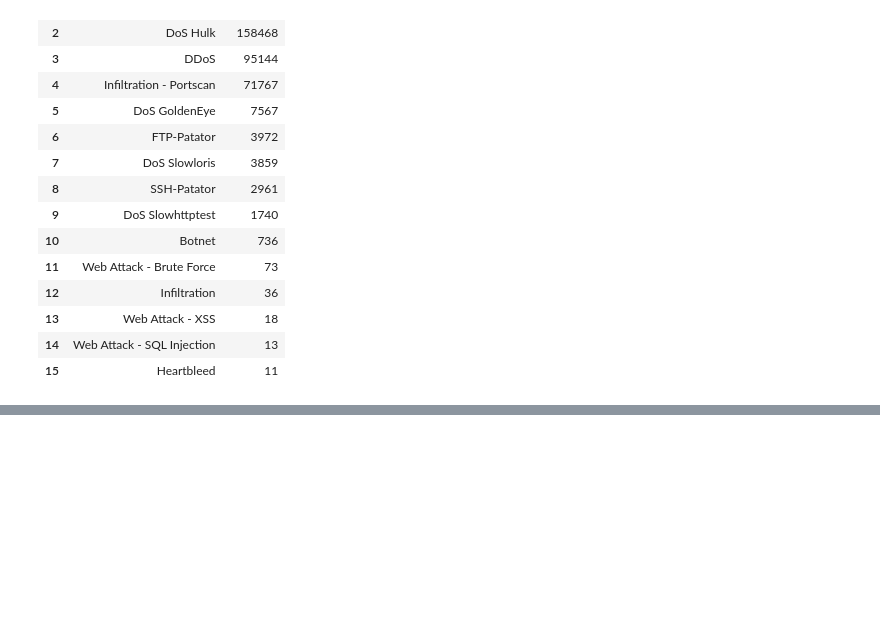
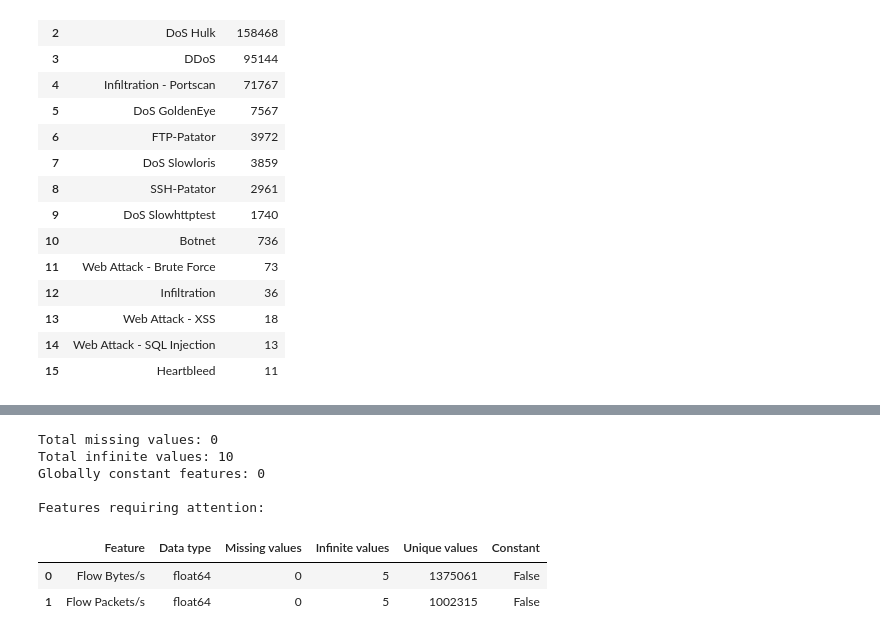
Before and after one commit to CharalampiaKal/cicids2017-progressive-feature-reduction, a Jupyter notebook: notebooks/01_data_audit_and_cleaning.ipynb, the cells around one changed output, grey strips where cells are left out. Saved outputs shown, nothing was run; the diff lists cells and outputs as text; code cells hidden in the pictures; blank space fills up the shorter version.

```diff
--- a/notebooks/01_data_audit_and_cleaning.ipynb
+++ b/notebooks/01_data_audit_and_cleaning.ipynb
@@ -200,0 +365,46 @@ Class distribution after attempted flows are treated as benign:
+# %%
+quality_records = []
+
+for column in model_feature_columns:
+    series = full_df[column]
+
+    quality_records.append({
+        "Feature": column,
+        "Data type": str(series.dtype),
+        "Missing values": int(series.isna().sum()),
+        "Infinite values": int(np.isinf(series.to_numpy()).sum()),
+        "Unique values": int(series.nunique(dropna=True))
+    })
+
+quality_audit_df = pd.DataFrame(quality_records)
+
+quality_audit_df["Constant"] = (
+    quality_audit_df["Unique values"] <= 1
+)
+
+problematic_quality_df = quality_audit_df[
+    (quality_audit_df["Missing values"] > 0) |
+    (quality_audit_df["Infinite values"] > 0) |
+    (quality_audit_df["Constant"])
+].reset_index(drop=True)
+
+print("Total missing values:",
+      quality_audit_df["Missing values"].sum())
+
+print("Total infinite values:",
+      quality_audit_df["Infinite values"].sum())
+
+print("Globally constant features:",
+      quality_audit_df["Constant"].sum())
+
+print("\nFeatures requiring attention:")
+display(problematic_quality_df)
+# %% [output]
+Total missing values: 0
+Total infinite values: 10
+Globally constant features: 0
+
+Features requiring attention:
+|  | Feature | Data type | Missing values | Infinite values | Unique values | Constant |
+| 0 | Flow Bytes/s | float64 | 0 | 5 | 1375061 | False |
+| 1 | Flow Packets/s | float64 | 0 | 5 | 1002315 | False |
```
Also changed, not shown: parts of 8 cells of this notebook.
